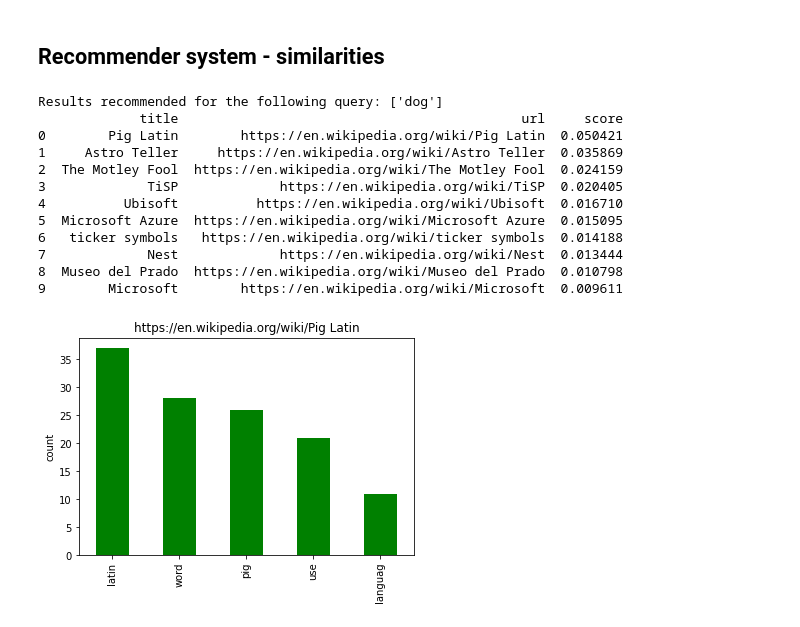
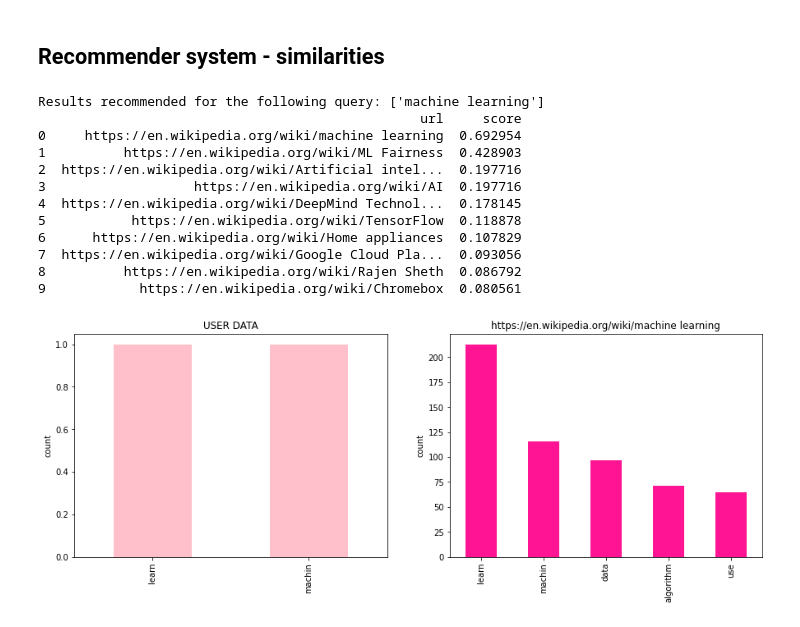
Before and after one commit to azywot/wiki-recommender-system, a Jupyter notebook: project.ipynb, the cells around one changed output. Saved outputs shown, nothing was run; the diff lists cells and outputs as text; code cells hidden in the pictures.

Commit message:
add charts

```diff
--- a/project.ipynb
+++ b/project.ipynb
@@ -357,31 +360,32 @@ def get_statistics(dfCV, result_url, user_data, mode='query', n=5):
     dfCV_query = pd.DataFrame(CountData.toarray(), columns=CountVec.get_feature_names_out()).iloc[0]
     dfCV_query = dfCV_query.sort_values(ascending=False)[:n]
 
-    res.plot(kind='bar', title=result_url, ylabel='count', color='green')
-    # dfCV_query.plot(kind='bar', title=user_data, ylabel='count', color='pink')
+    fig, axes = plt.subplots(nrows=1, ncols=2, figsize=(15, 5))
+    res.plot(kind='bar', title=result_url, ylabel='count', color='deeppink', ax=axes[1])
+    dfCV_query.plot(kind='bar', title='USER DATA', ylabel='count', color='pink', ax=axes[0])
 # %%
-QUERY = ['dog']
+QUERY = ['machine learning']
 results_query = get_recommendations(df, QUERY)
 print(f'Results recommended for the following query: {QUERY}')
-print(results_query)
+print(results_query[['url', 'score']])
 # %% [output]
-Results recommended for the following query: ['dog']
-             title                                            url     score
-0        Pig Latin        https://en.wikipedia.org/wiki/Pig Latin  0.050421
-1     Astro Teller     https://en.wikipedia.org/wiki/Astro Teller  0.035869
-2  The Motley Fool  https://en.wikipedia.org/wiki/The Motley Fool  0.024159
-3             TiSP             https://en.wikipedia.org/wiki/TiSP  0.020405
-4          Ubisoft          https://en.wikipedia.org/wiki/Ubisoft  0.016710
-5  Microsoft Azure  https://en.wikipedia.org/wiki/Microsoft Azure  0.015095
-6   ticker symbols   https://en.wikipedia.org/wiki/ticker symbols  0.014188
-7             Nest             https://en.wikipedia.org/wiki/Nest  0.013444
-8  Museo del Prado  https://en.wikipedia.org/wiki/Museo del Prado  0.010798
-9        Microsoft        https://en.wikipedia.org/wiki/Microsoft  0.009611
+Results recommended for the following query: ['machine learning']
+                                                 url     score
+0     https://en.wikipedia.org/wiki/machine learning  0.692954
+1          https://en.wikipedia.org/wiki/ML Fairness  0.428903
+2  https://en.wikipedia.org/wiki/Artificial intel...  0.197716
+3                   https://en.wikipedia.org/wiki/AI  0.197716
+4  https://en.wikipedia.org/wiki/DeepMind Technol...  0.178145
+5           https://en.wikipedia.org/wiki/TensorFlow  0.118878
+6      https://en.wikipedia.org/wiki/Home appliances  0.107829
+7  https://en.wikipedia.org/wiki/Google Cloud Pla...  0.093056
+8          https://en.wikipedia.org/wiki/Rajen Sheth  0.086792
+9            https://en.wikipedia.org/wiki/Chromebox  0.080561
-# %%
-res = get_statistics(dfCV, 'https://en.wikipedia.org/wiki/Pig Latin' , 'agatka agatka wariatka')
-res
-# %% [output]
-[figure, removed]
+# %%
+res = get_statistics(dfCV, results_query.iloc[0]['url'] , QUERY)
+res
+# %% [output]
+[figure, added]
 # %%
 URL = ['https://www.primark.com/en-gb/about-us']
 results_url = get_recommendations(df, URL, mode='url')
```
Also changed, not shown: parts of 4 cells of this notebook.
